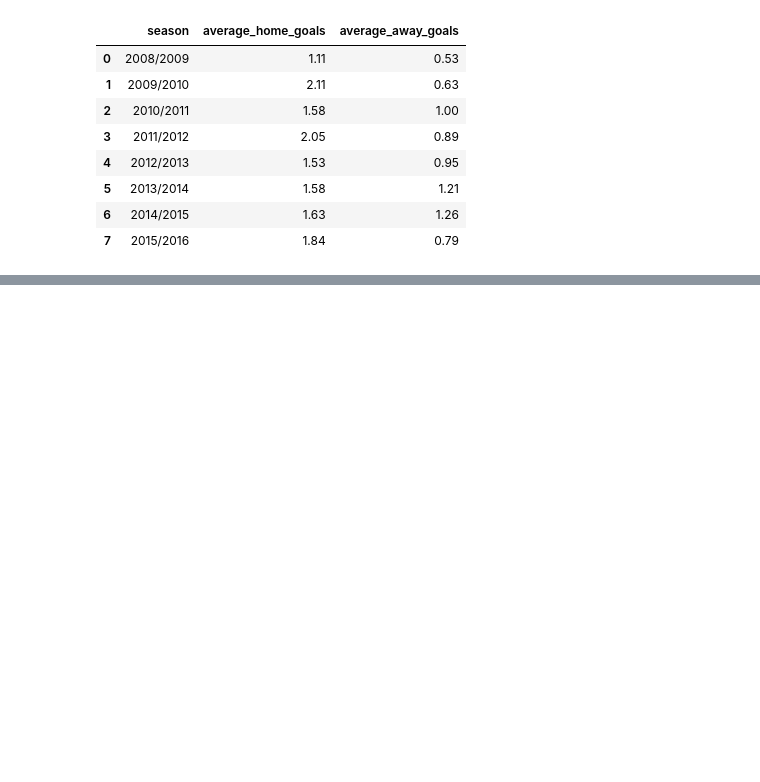
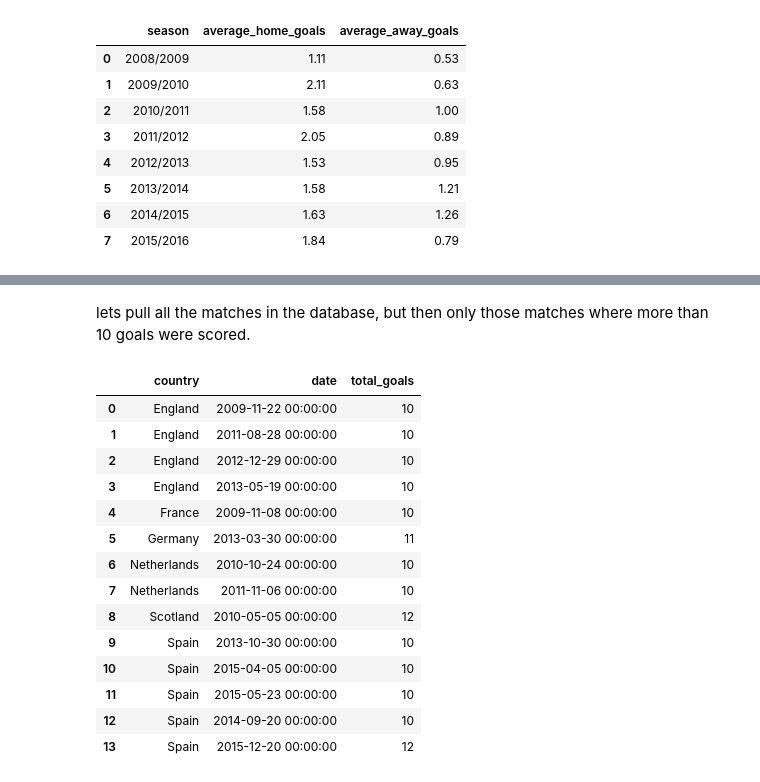
Before and after one commit to ram-polisetti/DataScience, a Jupyter notebook: sql-data-analysis-european-soccer-league.ipynb, the cells around one changed output, grey strips where cells are left out. Cells and saved outputs as stored; diff of their text form; code cells hidden in the pictures; blank space fills up the shorter version.

```diff
--- a/sql-data-analysis-european-soccer-league.ipynb
+++ b/sql-data-analysis-european-soccer-league.ipynb
@@ -312,0 +473,36 @@ AvgGoalsBySeason
+# %% [markdown]
+lets pull all the matches in the database, but then only those matches where more than 10 goals were scored.
+# %%
+matchesabove10 = pd.read_sql("""
+SELECT
+country,date,total_goals
+FROM
+(SELECT
+c.name as country,
+m.date,
+m.home_team_goal,
+m.away_team_goal,
+(m.home_team_goal + m.away_team_goal) as total_goals
+from match AS m
+left join country as c
+ON m.country_id = c.id) AS subquery
+WHERE
+total_goals >=10
+    ;""", conn)
+matchesabove10
+# %% [output]
+|  | country | date | total_goals |
+| 0 | England | 2009-11-22 00:00:00 | 10 |
+| 1 | England | 2011-08-28 00:00:00 | 10 |
+| 2 | England | 2012-12-29 00:00:00 | 10 |
+| 3 | England | 2013-05-19 00:00:00 | 10 |
+| 4 | France | 2009-11-08 00:00:00 | 10 |
+| 5 | Germany | 2013-03-30 00:00:00 | 11 |
+| 6 | Netherlands | 2010-10-24 00:00:00 | 10 |
+| 7 | Netherlands | 2011-11-06 00:00:00 | 10 |
+| 8 | Scotland | 2010-05-05 00:00:00 | 12 |
+| 9 | Spain | 2013-10-30 00:00:00 | 10 |
+| 10 | Spain | 2015-04-05 00:00:00 | 10 |
+| 11 | Spain | 2015-05-23 00:00:00 | 10 |
+| 12 | Spain | 2014-09-20 00:00:00 | 10 |
+| 13 | Spain | 2015-12-20 00:00:00 | 12 |
```
Also changed, not shown: parts of 23 cells of this notebook.
